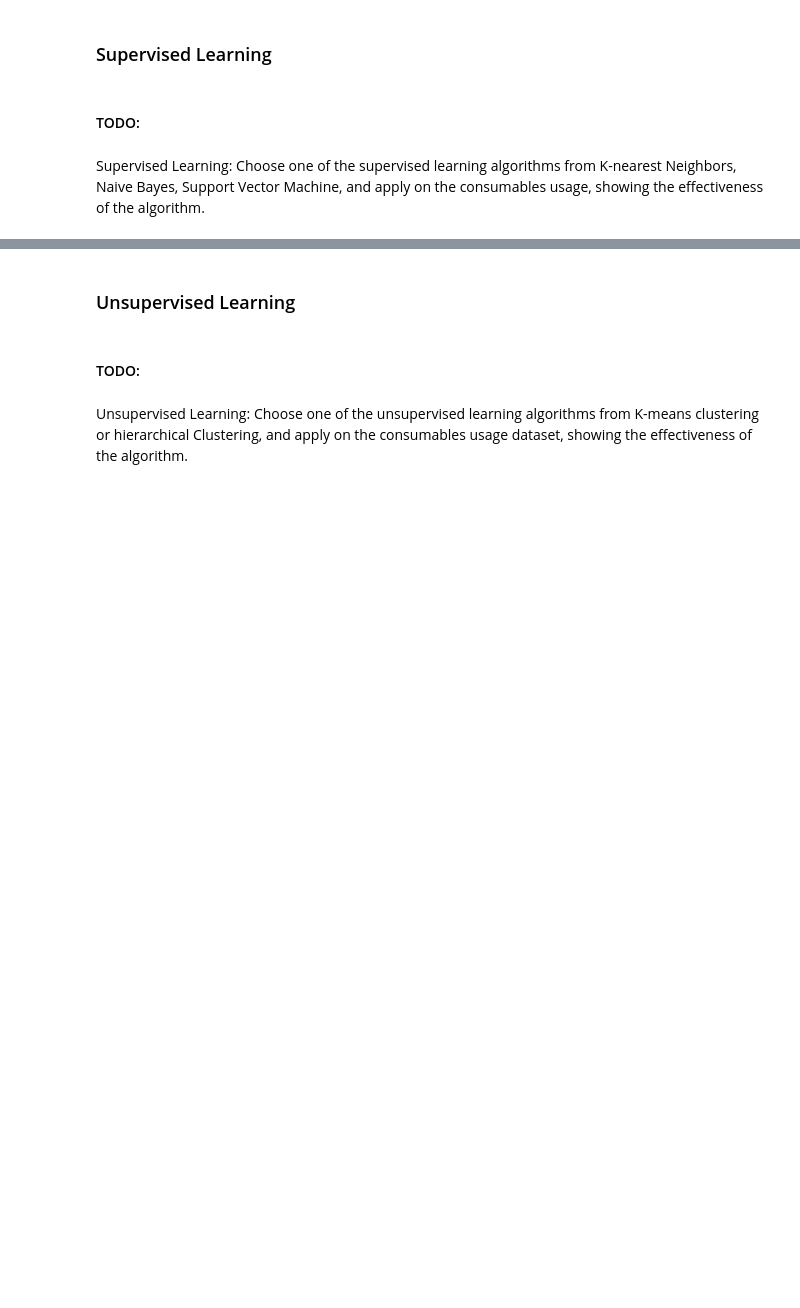
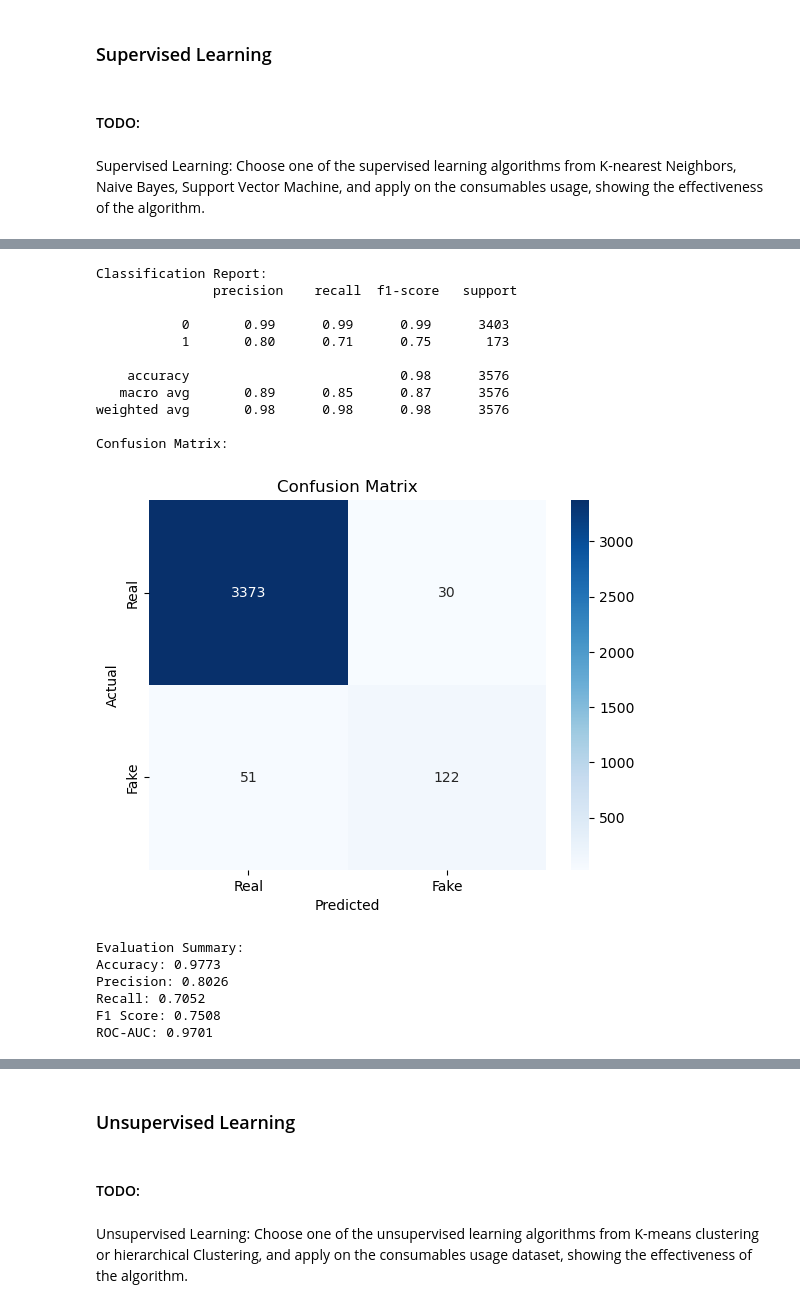
Before and after one commit to jdeleon3/Projects.RealFakeJobPredictor, a Jupyter notebook: ml/EDA/Project Fake Finder - Progress Report 2.ipynb, the cells around one changed output, grey strips where cells are left out. Drawn from its saved outputs; the diff is of its cells as text; code cells hidden in the pictures; blank space fills up the shorter version.

```diff
--- a/ml/EDA/Project Fake Finder - Progress Report 2.ipynb
+++ b/ml/EDA/Project Fake Finder - Progress Report 2.ipynb
@@ -852,0 +1396,10 @@ Supervised Learning: Choose one of the supervised learning algorithms from K-nea
+# %%
+# === 3. Oversample Reduced Training Set ===
+def oversample_on_reduced_data(X, y, random_state=42):
+    logger.info("Applying RandomOverSampler to SVD-reduced feature space...")
+    ros = RandomOverSampler(random_state=random_state)
+    X_resampled, y_resampled = ros.fit_resample(X, y.ravel())
+    logger.info(f"After oversampling: X shape = {X_resampled.shape}, y dist = {np.bincount(y_resampled)}")
+    return X_resampled, y_resampled
+
+X_train_final, y_train_final = oversample_on_reduced_data(X_train_reduced, y_train)
@@ -852,0 +1463,54 @@ Supervised Learning: Choose one of the supervised learning algorithms from K-nea
+# %%
+# === 5. Evaluate Model ===
+def evaluate_model(booster, X_test, y_test):
+    dtest = xgb.DMatrix(X_test)
+    y_proba = booster.predict(dtest)
+    y_pred = (y_proba >= 0.5).astype(int)
+
+    acc = accuracy_score(y_test, y_pred)
+    prec = precision_score(y_test, y_pred, zero_division=0)
+    rec = recall_score(y_test, y_pred, zero_division=0)
+    f1 = f1_score(y_test, y_pred, zero_division=0)
+    auc = roc_auc_score(y_test, y_proba)
+
+    print("\nClassification Report:\n", classification_report(y_test, y_pred, zero_division=0))
+    print("Confusion Matrix:")
+    cm = confusion_matrix(y_test, y_pred)
+    sns.heatmap(cm, annot=True, fmt='d', cmap='Blues', xticklabels=["Real", "Fake"], yticklabels=["Real", "Fake"])
+    plt.xlabel("Predicted")
+    plt.ylabel("Actual")
+    plt.title("Confusion Matrix")
+    plt.show()
+
+    return {
+        "Accuracy": acc,
+        "Precision": prec,
+        "Recall": rec,
+        "F1 Score": f1,
+        "ROC-AUC": auc
+    }
+
+evaluation_results = evaluate_model(booster_model, X_test_reduced, y_test)
+
+print("\nEvaluation Summary:")
+for metric, score in evaluation_results.items():
+    print(f"{metric}: {score:.4f}")
+# %% [output]
+Classification Report:
+               precision    recall  f1-score   support
+
+           0       0.99      0.99      0.99      3403
+           1       0.80      0.71      0.75       173
+
+    accuracy                           0.98      3576
+   macro avg       0.89      0.85      0.87      3576
+weighted avg       0.98      0.98      0.98      3576
+
+Confusion Matrix:
+[figure, added]
+Evaluation Summary:
+Accuracy: 0.9773
+Precision: 0.8026
+Recall: 0.7052
+F1 Score: 0.7508
+ROC-AUC: 0.9701
```
Also changed, not shown: parts of 17 cells of this notebook.
